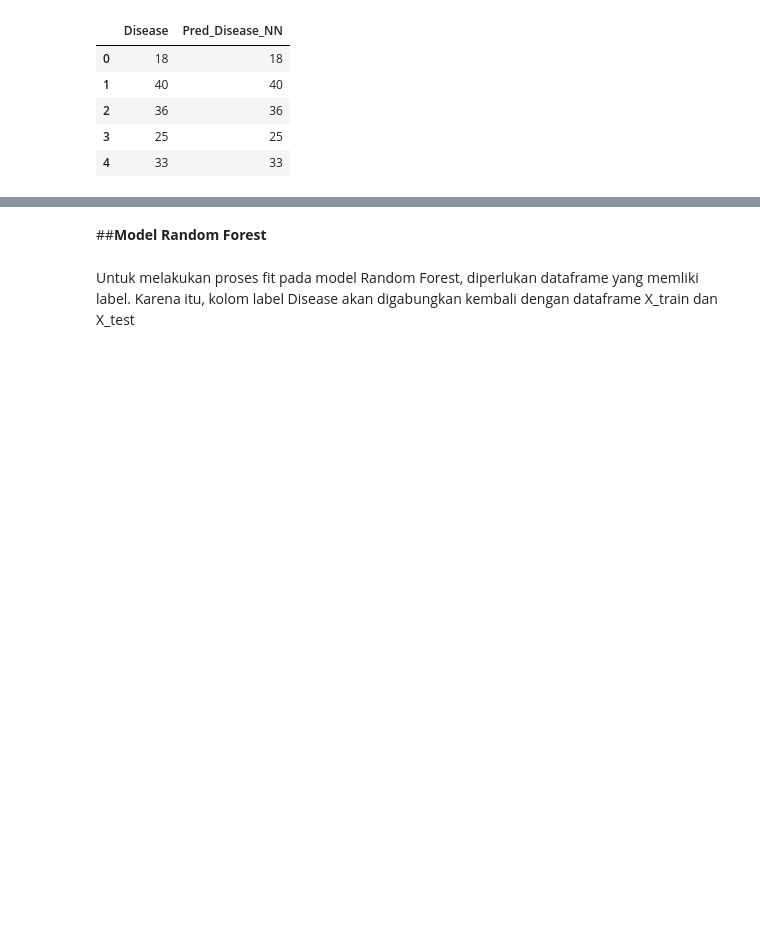
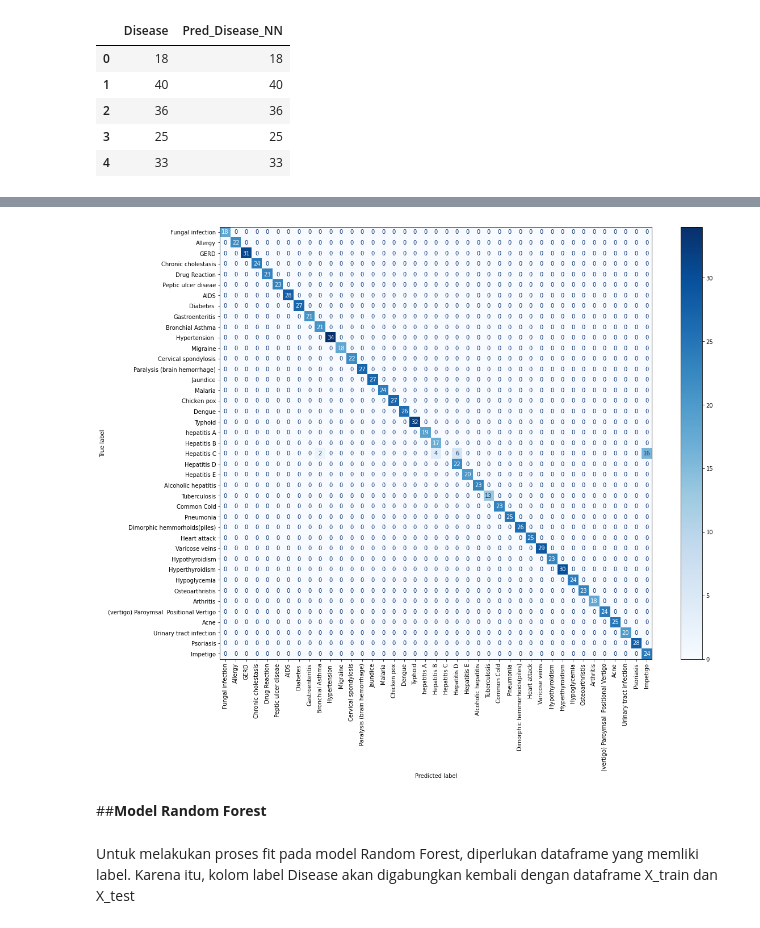
Before and after one commit to meidianarahmawati/mlt2hc7, a Jupyter notebook: Final Project.ipynb, the cells around one changed output, grey strips where cells are left out. Drawn from its saved outputs; the diff is of its cells as text; code cells hidden in the pictures; blank space fills up the shorter version.

```diff
--- a/Final Project.ipynb
+++ b/Final Project.ipynb
@@ -740,3 +721,10 @@ weighted avg       1.00      1.00      1.00       984
+# %%
+fig, ax = plt.subplots(figsize=(18,14))
+matrix = ConfusionMatrixDisplay.from_predictions(testing['Disease'].values, testing['Pred_Disease_NN'].values, display_labels=disease_list, cmap='Blues', ax=ax)
+plt.xticks(rotation=90)
+plt.show()
+# %% [output]
+[figure, added]
 # %% [markdown]
 ##**Model Random Forest**
 # %% [markdown]
```
Also changed, not shown: parts of 19 cells of this notebook.
